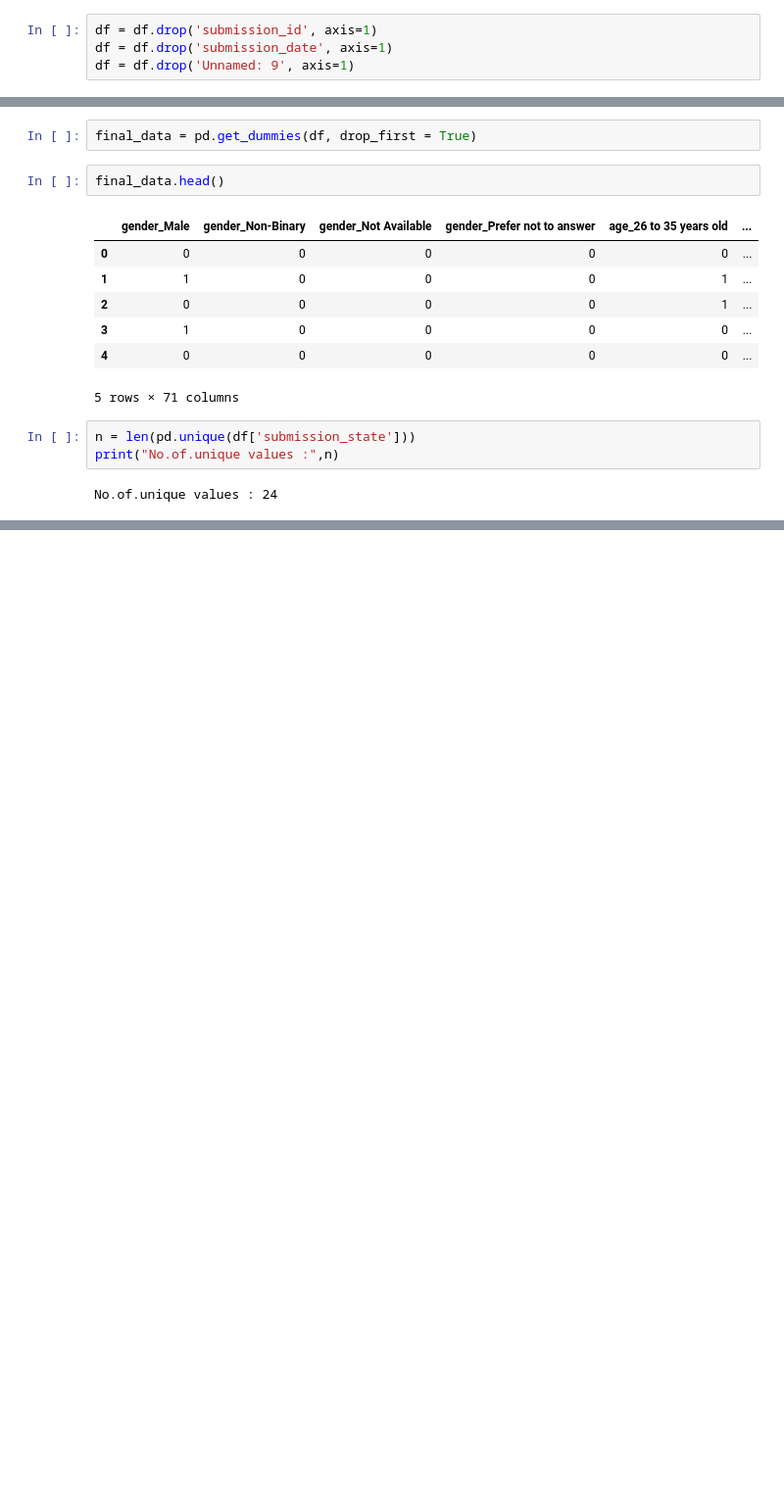
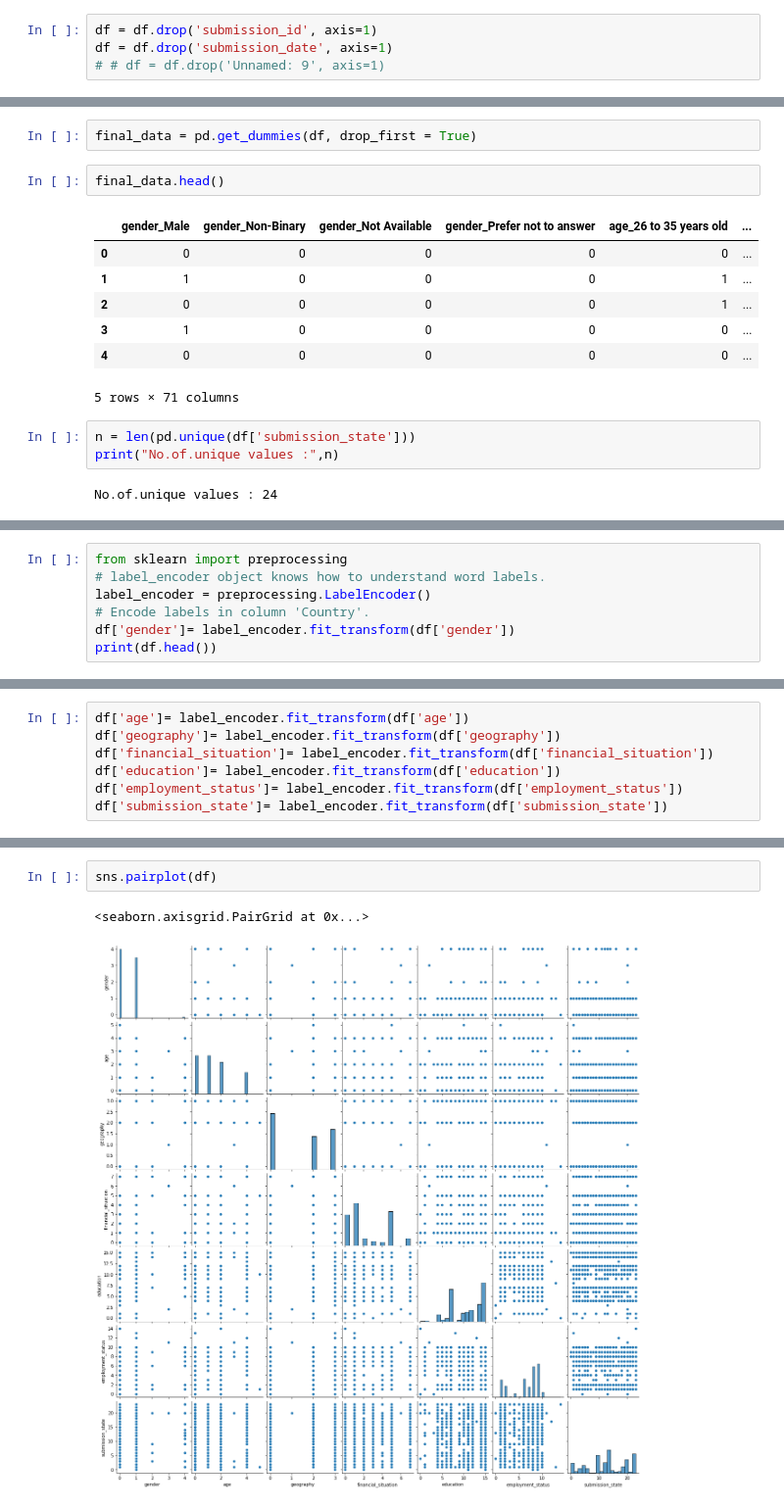
Before and after one commit to dsatyam09/06_Aspire-Intelligence-1-, a Jupyter notebook: pre_dataset.ipynb, the cells around one changed output, grey strips where cells are left out. Shown: that part at 98% size. Cells and saved outputs as stored; diff of their text form; blank space fills up the shorter version.

Commit message:
Data_visualizaiton_onWay

```diff
--- a/pre_dataset.ipynb
+++ b/pre_dataset.ipynb
@@ -54,7 +81,7 @@ deleting unnecessary columns
 # %%
 df = df.drop('submission_id', axis=1)
 df = df.drop('submission_date', axis=1)
-df = df.drop('Unnamed: 9', axis=1)
+# # df = df.drop('Unnamed: 9', axis=1)
 # %%
 df.head()
 # %% [output]
@@ -158,0 +195,7 @@ No.of.unique values : 24
+# %%
+from sklearn import preprocessing
+# label_encoder object knows how to understand word labels.
+label_encoder = preprocessing.LabelEncoder()
+# Encode labels in column 'Country'.
+df['gender']= label_encoder.fit_transform(df['gender'])
+print(df.head())
@@ -158,0 +220,7 @@ No.of.unique values : 24
+# %%
+df['age']= label_encoder.fit_transform(df['age'])
+df['geography']= label_encoder.fit_transform(df['geography'])
+df['financial_situation']= label_encoder.fit_transform(df['financial_situation'])
+df['education']= label_encoder.fit_transform(df['education'])
+df['employment_status']= label_encoder.fit_transform(df['employment_status'])
+df['submission_state']= label_encoder.fit_transform(df['submission_state'])
@@ -158,0 +236,5 @@ No.of.unique values : 24
+# %%
+sns.pairplot(df)
+# %% [output]
+<seaborn.axisgrid.PairGrid at 0x...>
+[figure, added]
```
Also changed, not shown: parts of 15 cells of this notebook.
